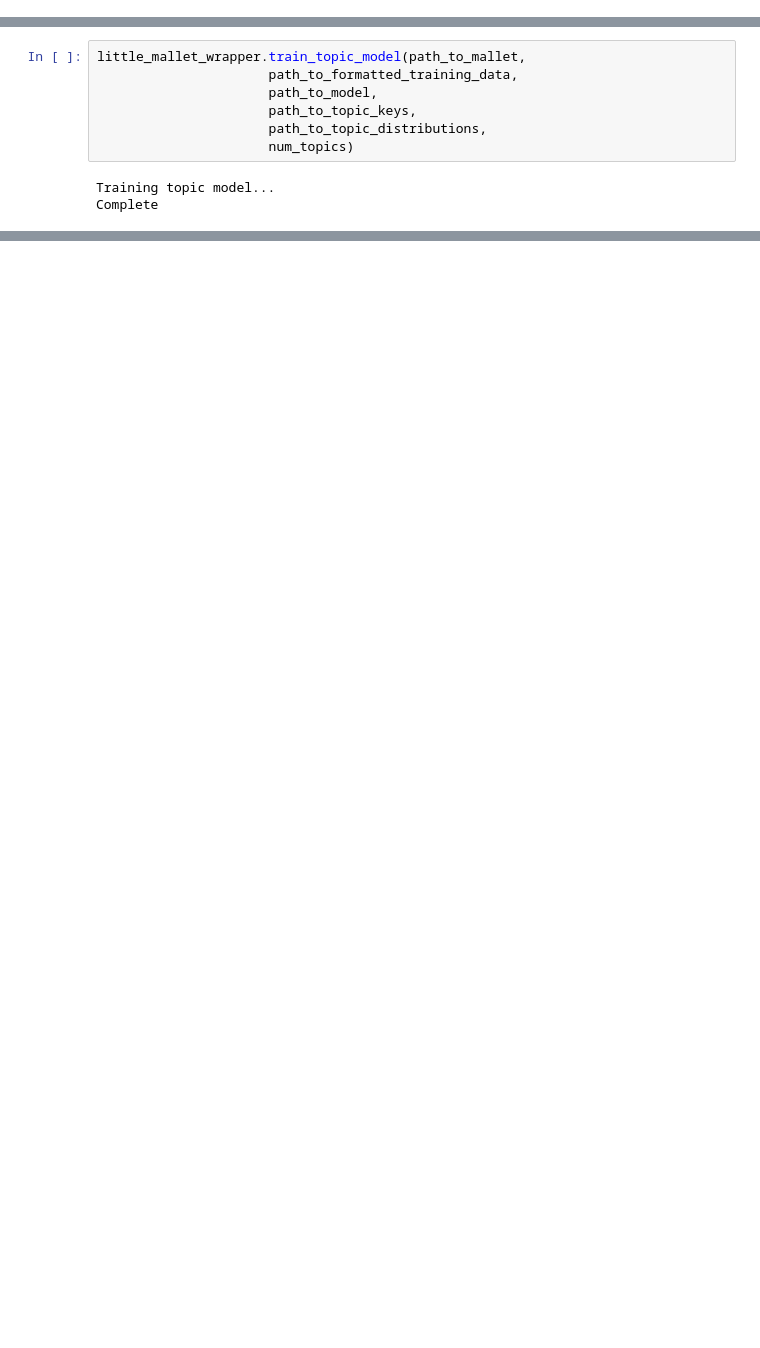
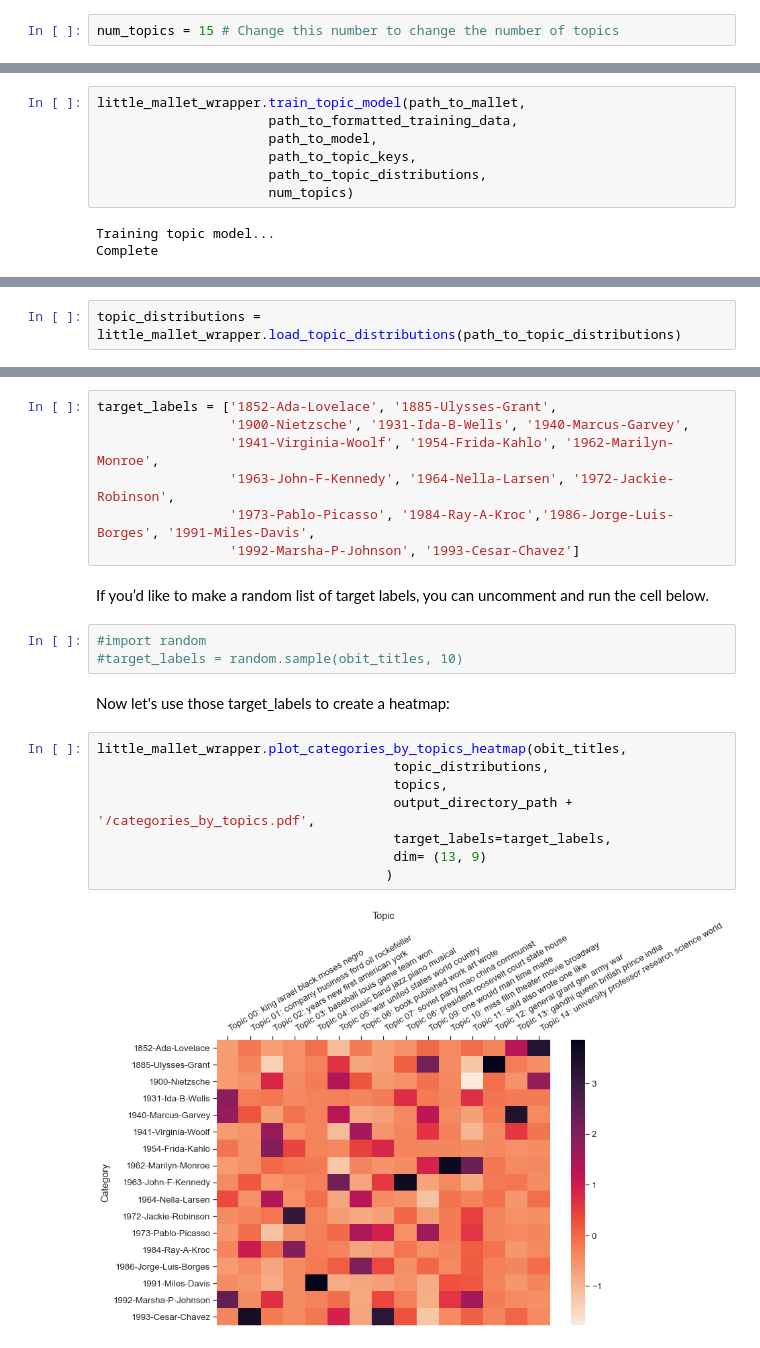
Before and after one commit to sceckert/IntroDHSpring2021, a Jupyter notebook: _week9/introduction-to-topic-modeling.ipynb, the cells around one changed output, grey strips where cells are left out. Drawn from its saved outputs; the diff is of its cells as text; blank space fills up the shorter version.

```diff
--- a/_week9/introduction-to-topic-modeling.ipynb
+++ b/_week9/introduction-to-topic-modeling.ipynb
@@ -80,0 +158,2 @@ num_topics = 20
+# %%
+num_topics = 15 # Change this number to change the number of topics
@@ -135,0 +260,2 @@ for topic_number, topic in enumerate(topics):
+# %%
+topic_distributions = little_mallet_wrapper.load_topic_distributions(path_to_topic_distributions)
@@ -135,0 +328,24 @@ for topic_number, topic in enumerate(topics):
+# %%
+target_labels = ['1852-Ada-Lovelace', '1885-Ulysses-Grant',
+                 '1900-Nietzsche', '1931-Ida-B-Wells', '1940-Marcus-Garvey',
+                 '1941-Virginia-Woolf', '1954-Frida-Kahlo', '1962-Marilyn-Monroe',
+                 '1963-John-F-Kennedy', '1964-Nella-Larsen', '1972-Jackie-Robinson',
+                 '1973-Pablo-Picasso', '1984-Ray-A-Kroc','1986-Jorge-Luis-Borges', '1991-Miles-Davis',
+                 '1992-Marsha-P-Johnson', '1993-Cesar-Chavez']
+# %% [markdown]
+If you’d like to make a random list of target labels, you can uncomment and run the cell below.
+# %%
+#import random
+#target_labels = random.sample(obit_titles, 10)
+# %% [markdown]
+Now let's use those target_labels to create a heatmap:
+# %%
+little_mallet_wrapper.plot_categories_by_topics_heatmap(obit_titles,
+                                      topic_distributions,
+                                      topics,
+                                      output_directory_path + '/categories_by_topics.pdf',
+                                      target_labels=target_labels,
+                                      dim= (13, 9)
+                                     )
+# %% [output]
+[figure, added]
```
Also changed, not shown: parts of 65 cells of this notebook, 14 other files.
